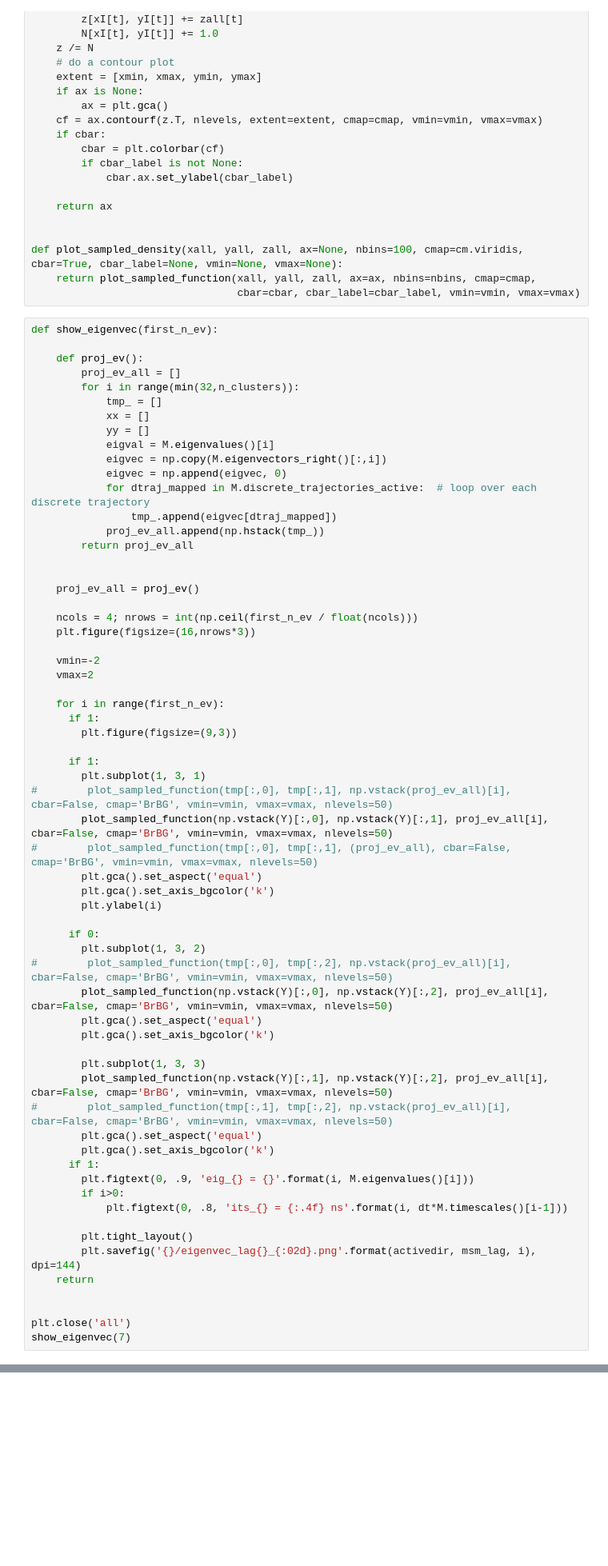
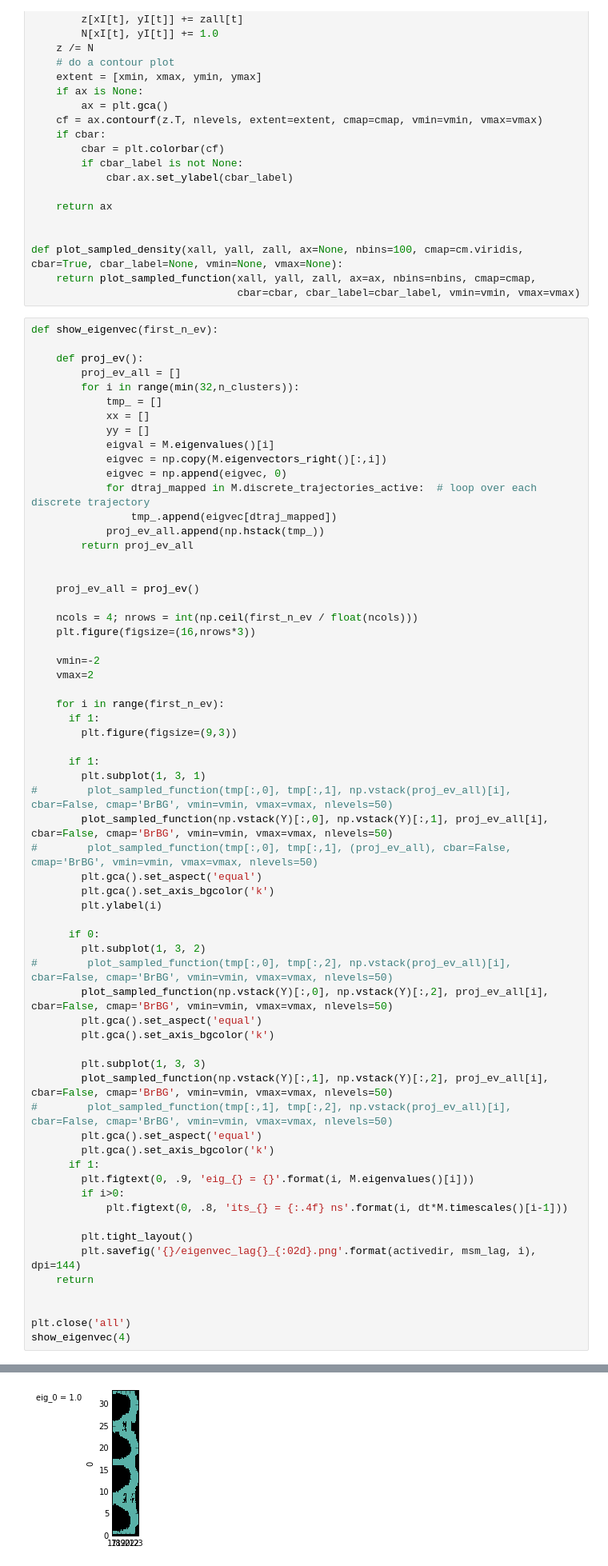
Before and after one commit to vargaslo/msm-diffusion, a Jupyter notebook: msm_diffusion.ipynb, the cells around one changed output, grey strips where cells are left out. Shown: that part at 80% size. Drawn from its saved outputs; the diff is of its cells as text; blank space fills up the shorter version.

```diff
--- a/msm_diffusion.ipynb
+++ b/msm_diffusion.ipynb
@@ -652,4 +670,5 @@ def show_eigenvec(first_n_ev):
 
 
 plt.close('all')
-show_eigenvec(7)
+show_eigenvec(4)
+# %% [output]
@@ -655,0 +676 @@ show_eigenvec(7)
+[figure, added]
```
Also changed, not shown: parts of 15 cells of this notebook.
